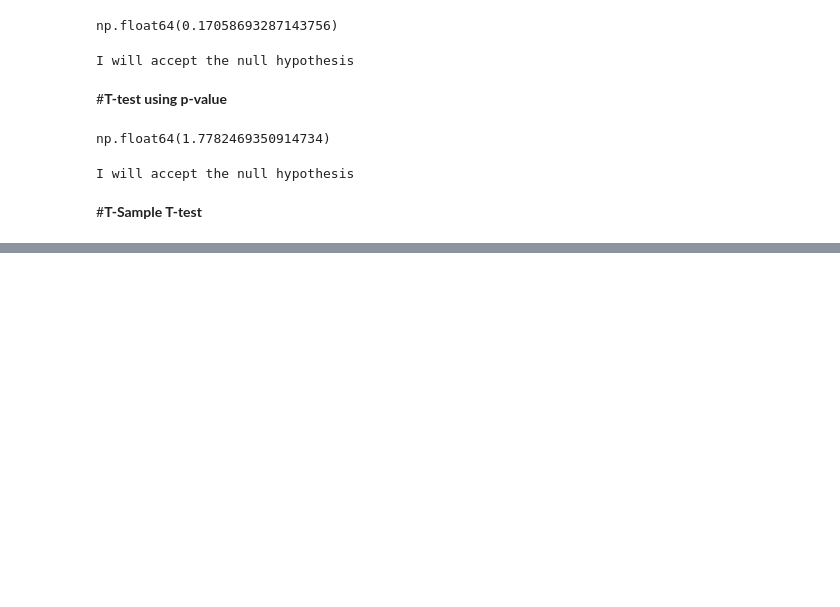
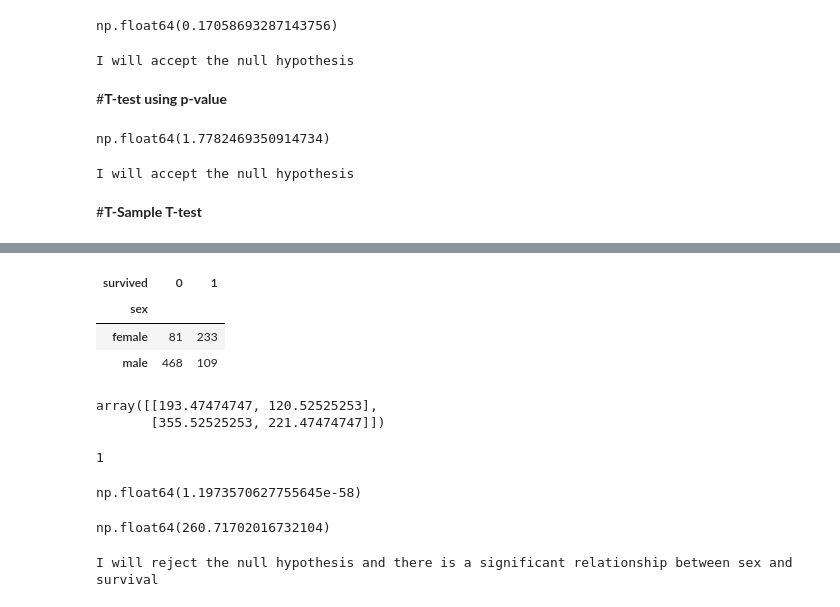
Before and after one commit to sajalgoyal007/AIML-Training-Projects, a Jupyter notebook: Practice/Statistics.ipynb, the cells around one changed output, grey strips where cells are left out. Cells and saved outputs as stored; diff of their text form; code cells hidden in the pictures; blank space fills up the shorter version.

```diff
--- a/Practice/Statistics.ipynb
+++ b/Practice/Statistics.ipynb
@@ -119,0 +161,7 @@ group_B - []
+# %%
+contingency_table
+# %% [output]
+| survived | 0 | 1 |
+| sex |  |  |
+| female | 81 | 233 |
+| male | 468 | 109 |
@@ -119,0 +170,25 @@ group_B - []
+# %%
+expected
+# %% [output]
+array([[193.47474747, 120.52525253],
+       [355.52525253, 221.47474747]])
+# %%
+dof
+# %% [output]
+1
+# %%
+p_value
+# %% [output]
+np.float64(1.1973570627755645e-58)
+# %%
+chi2
+# %% [output]
+np.float64(260.71702016732104)
+# %%
+alpha = 0.05
+if p_value < alpha:
+  print("I will reject the null hypothesis and there is a significant relationship between sex and survival")
+else:
+  print("I will accept the null hypothesis")
+# %% [output]
+I will reject the null hypothesis and there is a significant relationship between sex and survival
```
Also changed, not shown: parts of 23 cells of this notebook.
